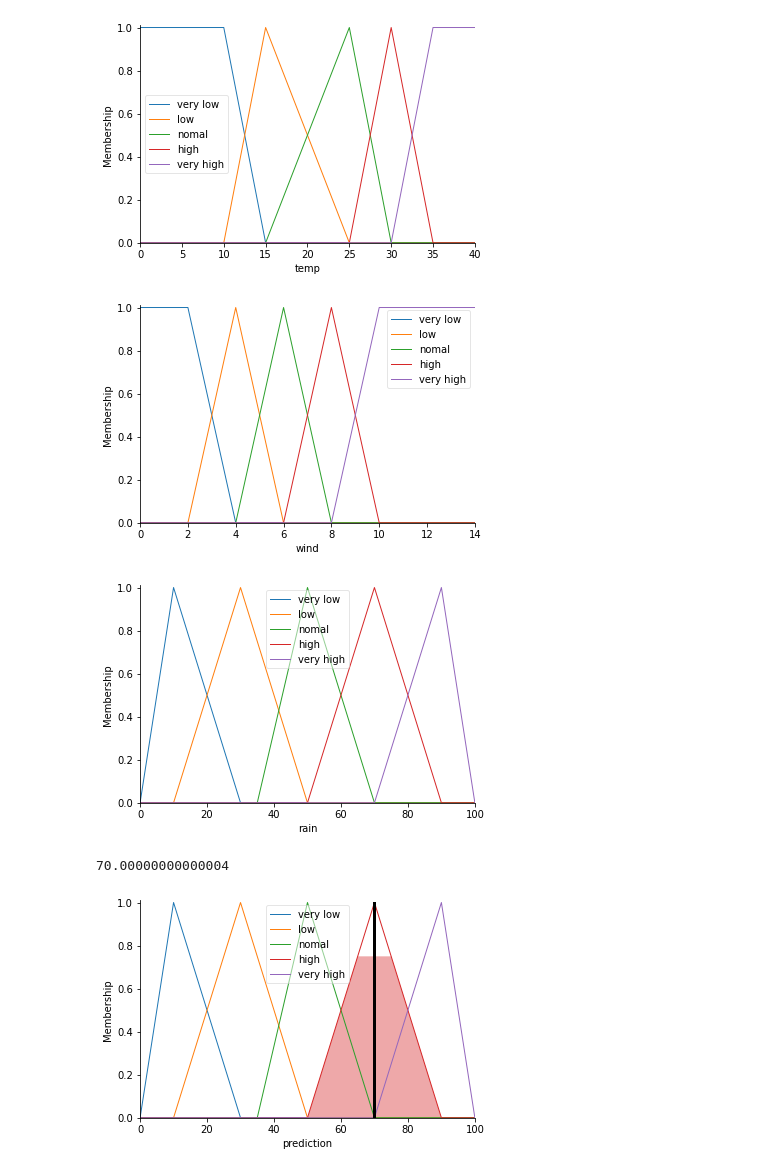
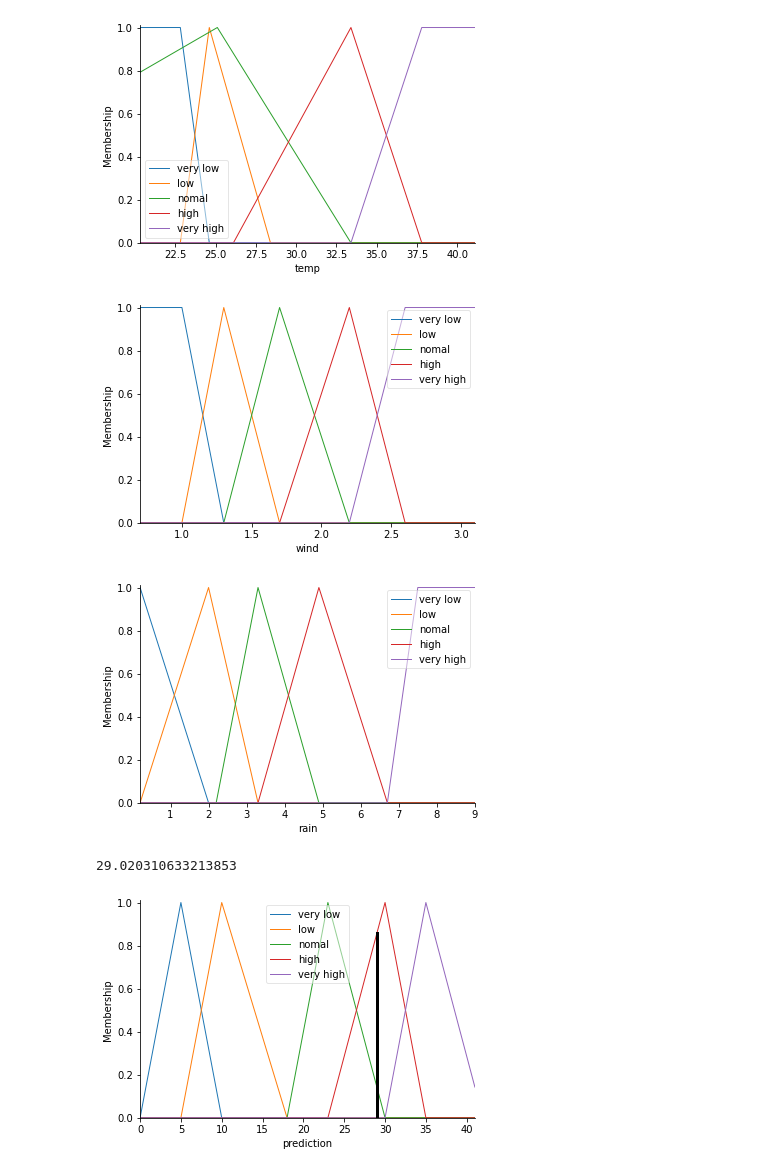
Before and after one commit to ThoaaPhann/Fuzzy_logic_homework, a Jupyter notebook: Fuzzy_logic_Rainfall_predection.ipynb, the cells around one changed output. Saved outputs shown, nothing was run; the diff lists cells and outputs as text; code cells hidden in the pictures.

```diff
--- a/Fuzzy_logic_Rainfall_predection.ipynb
+++ b/Fuzzy_logic_Rainfall_predection.ipynb
@@ -17,34 +26,34 @@ import matplotlib.pyplot as plt
 from skfuzzy import control as ctrl
 # %%
 #Define domain
-temp = ctrl.Antecedent(np.arange(0,41,1),'temp')
-wind = ctrl.Antecedent(np.arange(0,15,1),'wind')
-rain  = ctrl.Antecedent(np.arange(0,101,1),'rain')
-prediction  = ctrl.Consequent(np.arange(0,101,1),'prediction')
+temp = ctrl.Antecedent(np.arange(20.3,41.2,0.1),'temp')
+wind = ctrl.Antecedent(np.arange(0.7,3.1,0.1),'wind')
+rain  = ctrl.Antecedent(np.arange(0.2,9.1,0.1),'rain')
+prediction  = ctrl.Consequent(np.arange(0,42,1),'prediction')
 
-temp ['very low'] = fuzz.trapmf(temp.universe,[0,0,10,15])
-temp ['low'] = fuzz.trimf(temp.universe,[10,15,25])
-temp ['nomal'] = fuzz.trimf(temp.universe,[15,25,30])
-temp ['high'] = fuzz.trimf(temp.universe,[25,30,35])
-temp ['very high'] = fuzz.trapmf(temp.universe,[30,35,40,40])
+temp ['very low'] = fuzz.trapmf(temp.universe,[20.3,20.3,22.8,24.6])
+temp ['low'] = fuzz.trimf(temp.universe,[22.8,24.6,28.4])
+temp ['nomal'] = fuzz.trimf(temp.universe,[2,25.1,33.4])
+temp ['high'] = fuzz.trimf(temp.universe,[26.1,33.4,37.8])
+temp ['very high'] = fuzz.trapmf(temp.universe,[33.4,37.8,41.2,41.2])
 
-wind ['very low'] = fuzz.trapmf(wind.universe,[0,0,2,4])
-wind ['low'] = fuzz.trimf(wind.universe,[2,4,6])
-wind ['nomal'] = fuzz.trimf(wind.universe,[4,6,8])
-wind ['high'] = fuzz.trimf(wind.universe,[6,8,10])
-wind ['very high'] = fuzz.trapmf(wind.universe,[8,10,14,14])
+wind ['very low'] = fuzz.trapmf(wind.universe,[0.7,0.7,1,1.3])
+wind ['low'] = fuzz.trimf(wind.universe,[1,1.3,1.7])
+wind ['nomal'] = fuzz.trimf(wind.universe,[1.3,1.7,2.2])
+wind ['high'] = fuzz.trimf(wind.universe,[1.7,2.2,2.6])
+wind ['very high'] = fuzz.trapmf(wind.universe,[2.2,2.6,3.1,3.1])
 
-rain ['very low'] = fuzz.trimf(rain.universe,[0,10,30])
-rain ['low'] = fuzz.trimf(rain.universe,[10,30,50])
-rain ['nomal'] = fuzz.trimf(rain.universe,[35,50,70])
-rain ['high'] = fuzz.trimf(rain.universe,[50,70,90])
-rain ['very high'] = fuzz.trimf(rain.universe,[70,90,100])
+rain ['very low'] = fuzz.trapmf(rain.universe,[0,0,0.2,2])
+rain ['low'] = fuzz.trimf(rain.universe,[0.2,2,3.3])
+rain ['nomal'] = fuzz.trimf(rain.universe,[2.2,3.3,4.9])
+rain ['high'] = fuzz.trimf(rain.universe,[3.3,4.9,6.7])
+rain ['very high'] = fuzz.trapmf(rain.universe,[6.7,7.5,9.1,9.1])
 
-prediction ['very low'] = fuzz.trimf(prediction.universe,[0,10,30])
-prediction ['low'] = fuzz.trimf(prediction.universe,[10,30,50])
-prediction ['nomal'] = fuzz.trimf(prediction.universe,[35,50,70])
-prediction ['high'] = fuzz.trimf(prediction.universe,[50,70,90])
-prediction ['very high'] = fuzz.trimf(prediction.universe,[70,90,100])
+prediction ['very low'] = fuzz.trimf(prediction.universe,[0,5,10])
+prediction ['low'] = fuzz.trimf(prediction.universe,[5,10,18])
+prediction ['nomal'] = fuzz.trimf(prediction.universe,[18,23,30])
+prediction ['high'] = fuzz.trimf(prediction.universe,[23,30,35])
+prediction ['very high'] = fuzz.trimf(prediction.universe,[30,35,42])
 
 #Rule
 rule1 = ctrl.Rule(temp['very low']&wind['very low']&rain['very low'],prediction ['very low'])
@@ -81,19 +90,19 @@ temp.view()
 wind.view()
 rain.view()
 # %% [output]
-[figure, old version]
+[figure, new version]
-[figure, old version]
+[figure, new version]
-[figure, old version]
+[figure, new version]
 # %%
 predictioning_ctrl = ctrl.ControlSystem([rule1,rule2,rule3,rule4,rule5,rule6,rule7,rule8,rule9,rule10,rule11,rule12,rule13,rule14,rule15,rule16,rule17,rule18,rule19,rule21,rule22,rule23,rule24,rule25])
 predictioning = ctrl.ControlSystemSimulation(predictioning_ctrl)
 predictioning.input['temp'] = 25
-predictioning.input['wind'] = 8
-predictioning.input['rain'] = 65
+predictioning.input['wind'] = 2.2
+predictioning.input['rain'] = 7
 
 predictioning.compute()
 print(predictioning.output['prediction'])
 prediction.view(sim = predictioning)
 # %% [output]
-70.00000000000004
+29.020310633213853
-[figure, old version]
+[figure, new version]
```
Also changed, not shown: parts of 1 cell of this notebook.
